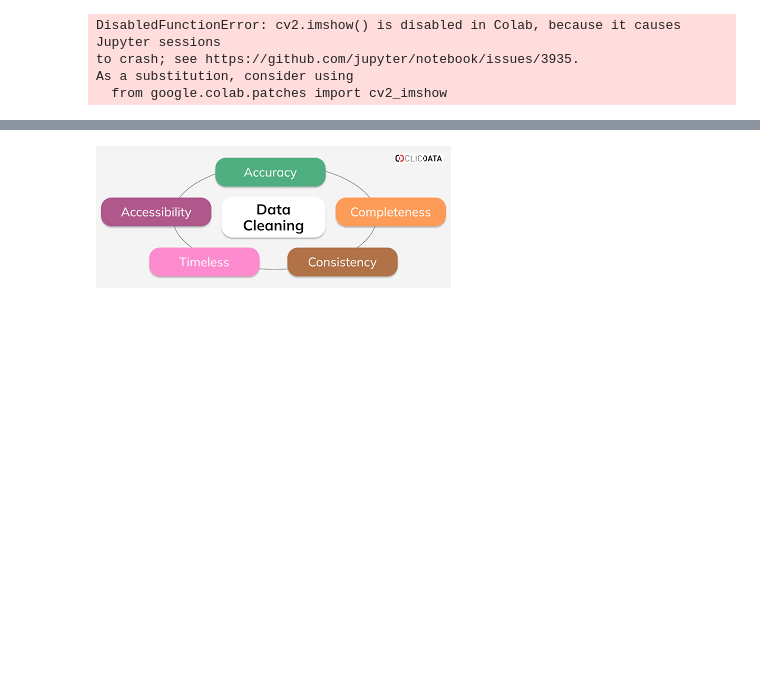
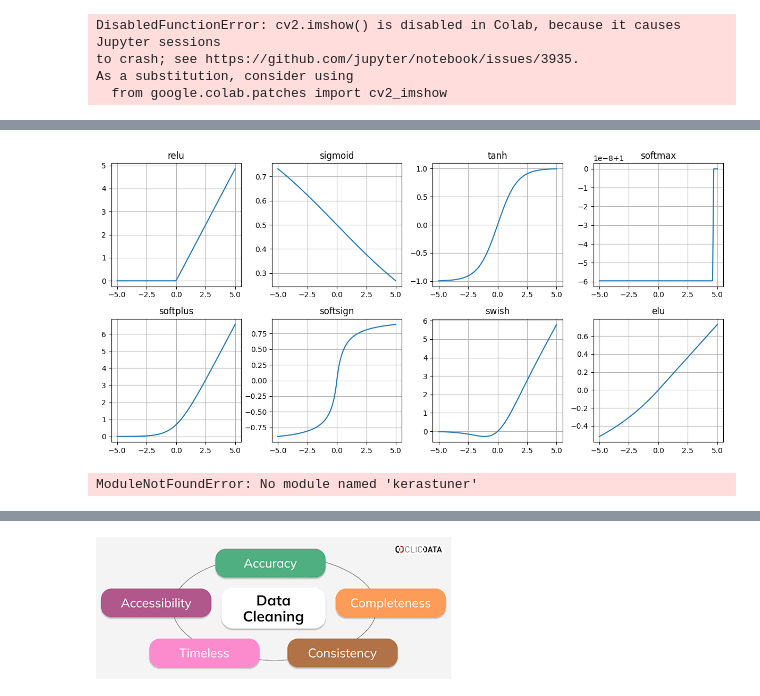
Before and after one commit to arshiya-commits/MyntraCLone, a Jupyter notebook: dl_practice_.ipynb, the cells around one changed output, grey strips where cells are left out. Drawn from its saved outputs; the diff is of its cells as text; code cells hidden in the pictures; blank space fills up the shorter version.

```diff
--- a/dl_practice_.ipynb
+++ b/dl_practice_.ipynb
@@ -27,9 +27,10 @@ Testing data shape: (10000, 28, 28)
 # %%
 import tensorflow as tf
 import matplotlib.pyplot as plt
+from tensorflow.keras.datasets import mnist
 
 # Load the dataset (MNIST - Handwritten Digits)
-(X_train, y_train), (X_test, y_test) = tf.keras.datasets.mnist.load_data()
+(X_train, y_train), (X_test, y_test) = mnist.load_data()
 
 # Normalize the dataset (scale pixel values to [0, 1])
 X_train = X_train / 255.0
@@ -786,3 +789,33 @@ DisabledFunctionError: cv2.imshow() is disabled in Colab, because it causes Jupy
 to crash; see https://github.com/jupyter/notebook/issues/3935.
 As a substitution, consider using
   from google.colab.patches import cv2_imshow
+# %%
+import numpy as np
+import matplotlib.pyplot as plt
+import tensorflow as tf
+from tensorflow.keras.layers import Dense
+from tensorflow.keras.models import Sequential
+
+# Define activation functions
+activations = ['relu', 'sigmoid', 'tanh', 'softmax', 'softplus', 'softsign', 'swish', 'elu']
+
+# Generate input values
+x = np.linspace(-5, 5, 100)
+
+# Apply activation functions
+def apply_activation(activation, x):
+    model = Sequential([Dense(1, activation=activation, input_shape=(1,))])
+    return model.predict(x)
+
+# Plot activation functions
+plt.figure(figsize=(12, 6))
+for i, activation in enumerate(activations):
+    y = apply_activation(activation, x)
+    plt.subplot(2, 4, i + 1)
+    plt.plot(x, y)
+    plt.title(activation)
+    plt.grid(True)
+
+plt.tight_layout()
+plt.show()
+# %% [output]
@@ -788,0 +833,34 @@ As a substitution, consider using
+[figure, added]
+# %%
+import tensorflow as tf
+import kerastuner as kt
+from tensorflow import keras
+
+# Load and preprocess the MNIST dataset
+(x_train, y_train), (x_test, y_test) = keras.datasets.mnist.load_data()
+x_train = x_train.astype('float32') / 255.0
+x_test = x_test.astype('float32') / 255.0
+
+def model_builder(hp):
+    model = keras.Sequential()
+    model.add(keras.layers.Flatten(input_shape=(28,28)))
+    hp_units = hp.Int('units', min_value=32, max_value=512, step=32)
+    model.add(keras.layers.Dense(units=hp_units, activation='relu', name='dense-1'))
+    model.add(keras.layers.Dropout(0.2))
+    model.add(keras.layers.Dense(10, activation='softmax'))
+    hp_learning_rate = hp.Choice('learning_rate', values=[1e-2, 1e-3, 1e-4])
+    model.compile(optimizer=keras.optimizers.Adam(learning_rate=hp_learning_rate), loss=keras.losses.SparseCategoricalCrossentropy(), metrics=['accuracy'])
+    return model
+
+tuner = kt.Hyperband(model_builder, objective='val_accuracy', max_epochs=10, factor=3, directory='dir', project_name='khyperband')
+tuner.search_space_summary()
+
+stop_early = tf.keras.callbacks.EarlyStopping(monitor='val_loss', patience=5)
+tuner.search(x_train, y_train, epochs=10, validation_split=0.2, callbacks=[stop_early])
+best_hp = tuner.get_best_hyperparameters()[0]
+h_model = model_builder(best_hp)
+h_model.summary()
+h_model.fit(x_train, y_train, epochs=10, validation_split=0.2)
+h_eval_dict = h_model.evaluate(x_test, y_test, return_dict=True)
+# %% [output]
+ModuleNotFoundError: No module named 'kerastuner'
```
Also changed, not shown: parts of 13 cells of this notebook.
